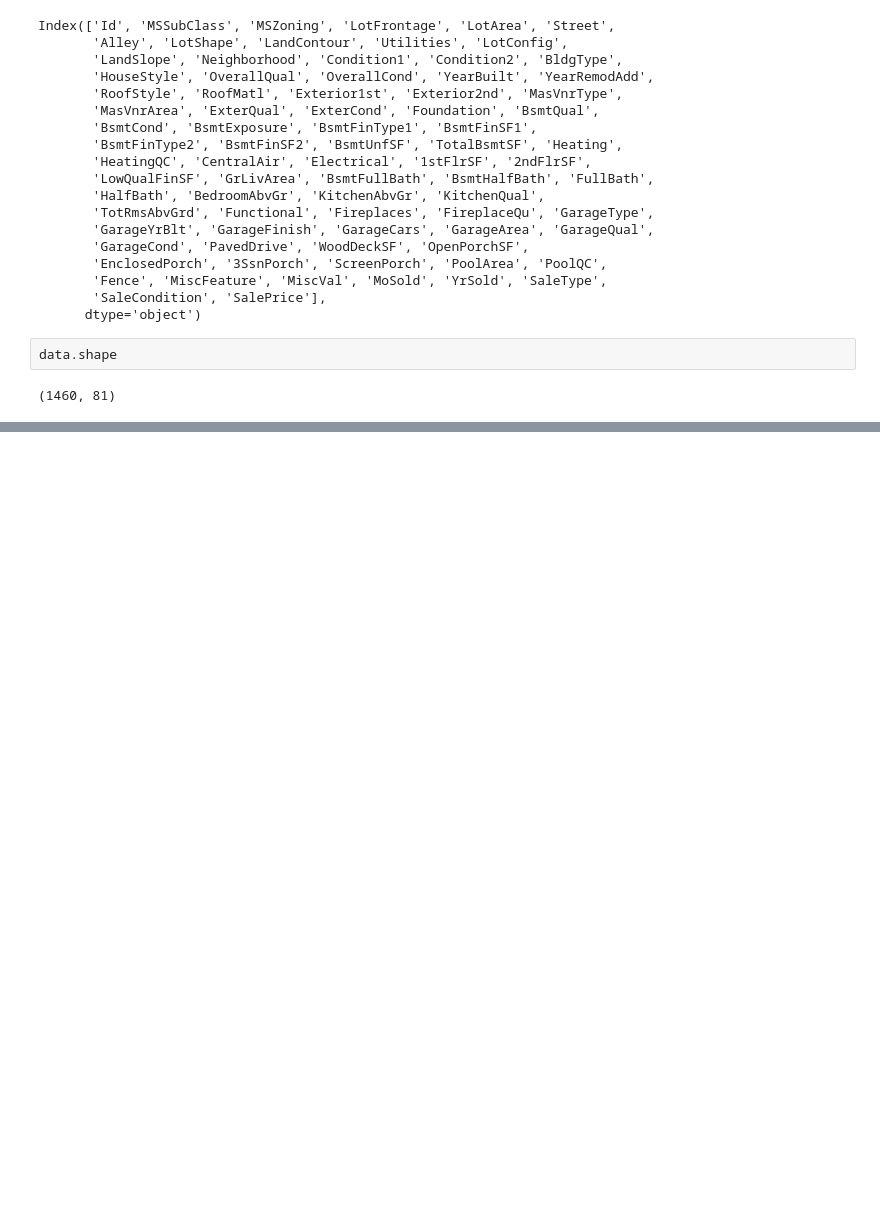
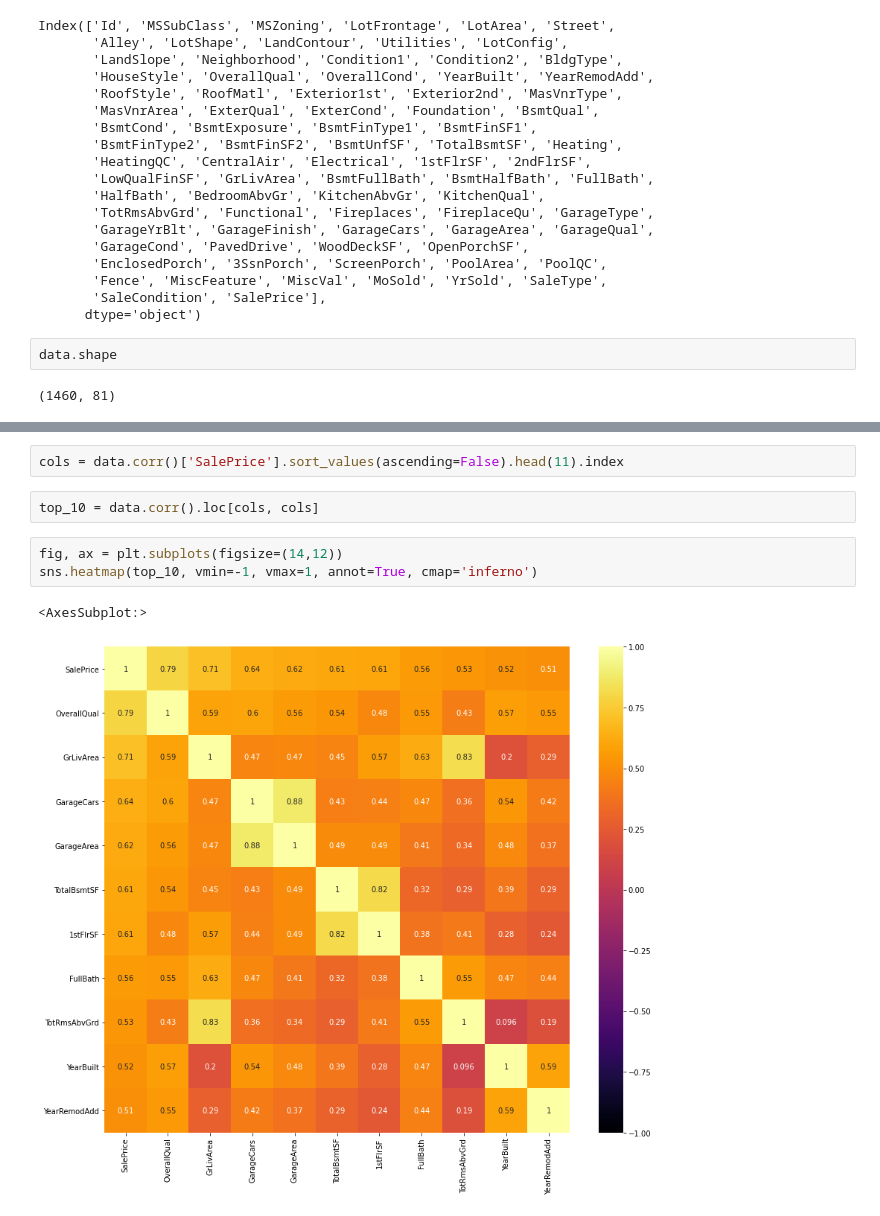
Before and after one commit to rogovich/2022_POL_Data_Analysis_in_Python, a Jupyter notebook: @In-Class_Notebooks/2022.04.26/2022_04_19.ipynb, the cells around one changed output, grey strips where cells are left out. Drawn from its saved outputs; the diff is of its cells as text; blank space fills up the shorter version.

```diff
--- a/@In-Class_Notebooks/2022.04.26/2022_04_19.ipynb
+++ b/@In-Class_Notebooks/2022.04.26/2022_04_19.ipynb
@@ -42,0 +89,10 @@ data.shape
+# %%
+cols = data.corr()['SalePrice'].sort_values(ascending=False).head(11).index
+# %%
+top_10 = data.corr().loc[cols, cols]
+# %%
+fig, ax = plt.subplots(figsize=(14,12))
+sns.heatmap(top_10, vmin=-1, vmax=1, annot=True, cmap='inferno')
+# %% [output]
+<AxesSubplot:>
+[figure, added]
```
Also changed, not shown: parts of 5 cells of this notebook, 2 other files.
